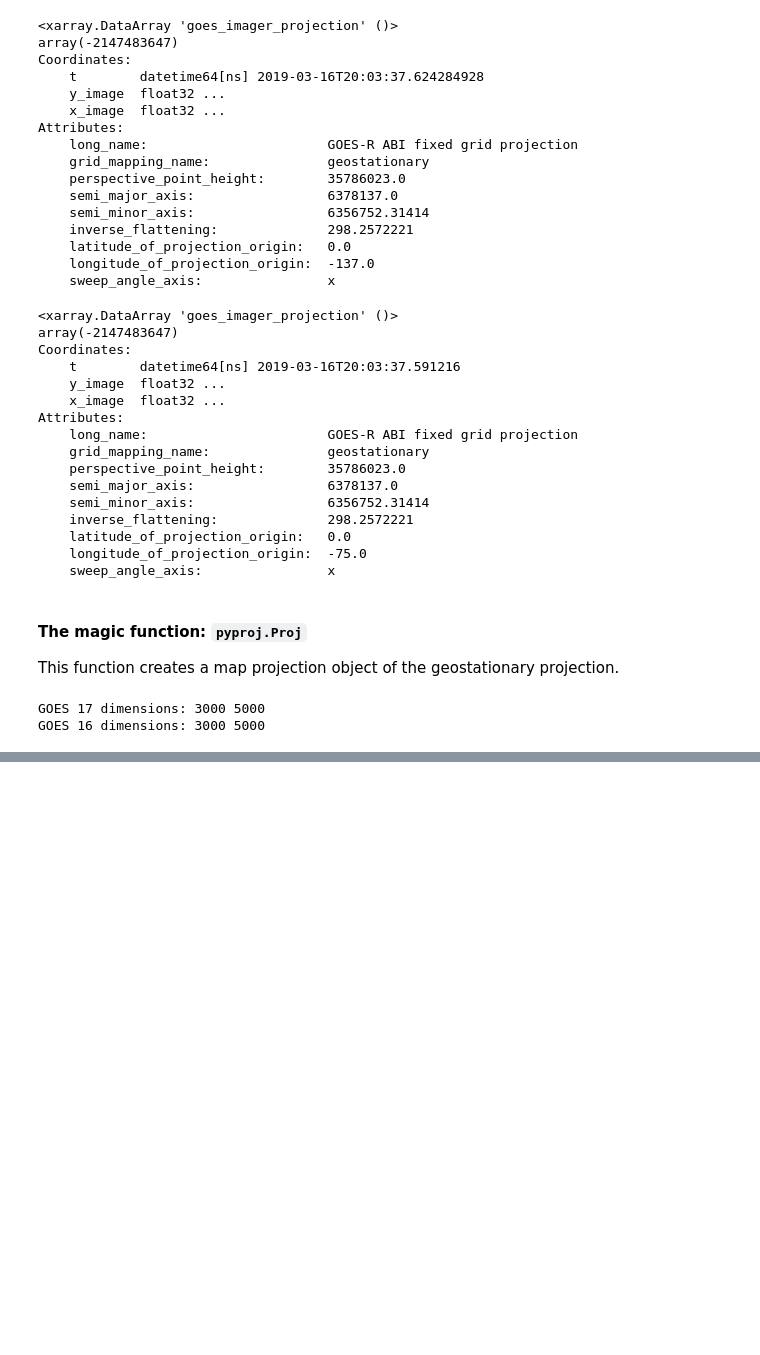
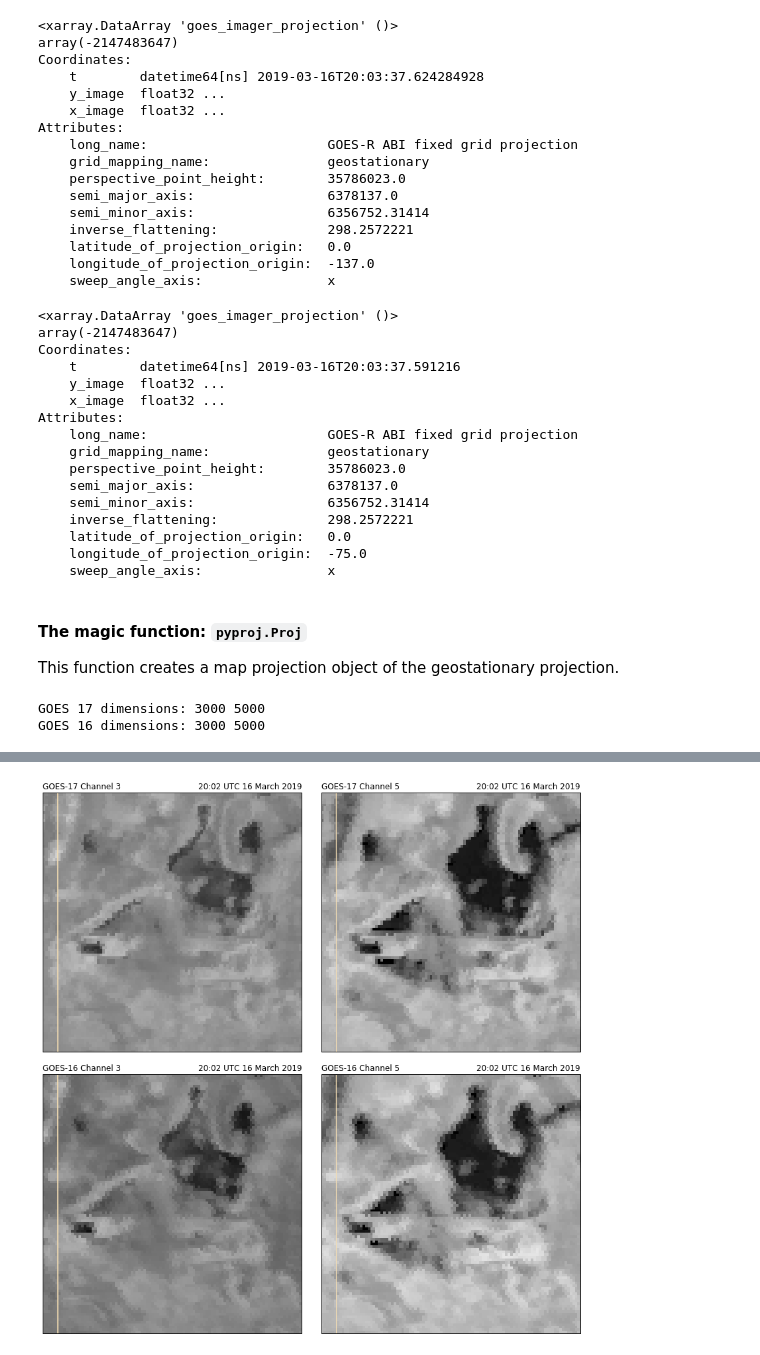
Before and after one commit to johnhorel/GOES-PLAYA, a Jupyter notebook: NDWI_16_17_west.ipynb, the cells around one changed output, grey strips where cells are left out. Drawn from its saved outputs; the diff is of its cells as text; code cells hidden in the pictures; blank space fills up the shorter version.

```diff
--- a/NDWI_16_17_west.ipynb
+++ b/NDWI_16_17_west.ipynb
@@ -706,0 +411,48 @@ plt.title('%s' % scan_start.strftime('%H:%M UTC %d %B %Y'), loc='right');
+# %%
+
+
+l = {'latitude': 40.8,
+     'longitude': -113.8}
+
+
+cmap1 = plt.get_cmap('GnBu')
+cmap2 = plt.get_cmap('GnBu')
+# Now we can plot the GOES data on a zoomed in map centered over west.
+fig, ((ax1, ax2), (ax3, ax4)) = plt.subplots(ncols=2,nrows=2, subplot_kw={'projection': ccrs.PlateCarree()},figsize=(15,15))
+
+ax1.set_extent([l['longitude']-.3, l['longitude']+.7, l['latitude']-.5, l['latitude']+.5])
+newmap1 = ax1.pcolormesh(lons_i, lats_i, G_I_2d, cmap=cmap, linewidth=0, transform=lc)
+ax1.add_feature(cfeature.COASTLINE.with_scale('50m'),edgecolor='wheat')
+ax1.add_feature(cfeature.STATES.with_scale('50m'),edgecolor='wheat')
+ax1.set_title('GOES-17 Channel 3', loc='left', fontsize=12)
+ax1.set_title('%s' % scan_start.strftime('%H:%M UTC %d %B %Y'), loc='right');
+
+ax2.set_extent([l['longitude']-.3, l['longitude']+.7, l['latitude']-.5, l['latitude']+.5])
+newmap2 = ax2.pcolormesh(lons_i, lats_i, NIR_I_2d, cmap=cmap, linewidth=0, transform=lc)
+ax2.add_feature(cfeature.COASTLINE.with_scale('50m'),edgecolor='wheat')
+ax2.add_feature(cfeature.STATES.with_scale('50m'),edgecolor='wheat')
+ax2.set_title('GOES-17 Channel 5', loc='left', fontsize=12)
+ax2.set_title('%s' % scan_start.strftime('%H:%M UTC %d %B %Y'), loc='right');
+
+ax3.set_extent([l['longitude']-.3, l['longitude']+.7, l['latitude']-.5, l['latitude']+.5])
+newmap3 = ax3.pcolormesh(lons_i, lats_i, G_I_16_2d, cmap=cmap, linewidth=0, transform=lc)
+ax3.add_feature(cfeature.COASTLINE.with_scale('50m'),edgecolor='wheat')
+ax3.add_feature(cfeature.STATES.with_scale('50m'),edgecolor='wheat')
+ax3.set_title('GOES-16 Channel 3', loc='left', fontsize=12)
+ax3.set_title('%s' % scan_start.strftime('%H:%M UTC %d %B %Y'), loc='right');
+
+ax4.set_extent([l['longitude']-.3, l['longitude']+.7, l['latitude']-.5, l['latitude']+.5])
+
+newmap4 = ax4.pcolormesh(lons_i, lats_i, NIR_I_16_2d, cmap=cmap, linewidth=0, transform=lc)
+ax4.add_feature(cfeature.COASTLINE.with_scale('50m'),edgecolor='wheat')
+ax4.add_feature(cfeature.STATES.with_scale('50m'),edgecolor='wheat')
+ax4.set_title('GOES-16 Channel 5', loc='left', fontsize=12)
+ax4.set_title('%s' % scan_start.strftime('%H:%M UTC %d %B %Y'), loc='right');
+
+plt.subplots_adjust(hspace=.085)
+plt.subplots_adjust(wspace=.01)
+
+plt.savefig('bf_ndwi_march16_2002_goes_16_17.png')
+#plt.savefig('bf_g_ir_march31_2002_goes_16_17.png')
+# %% [output]
+[figure, added]
```
Also changed, not shown: parts of 31 cells of this notebook, 20 other files.
